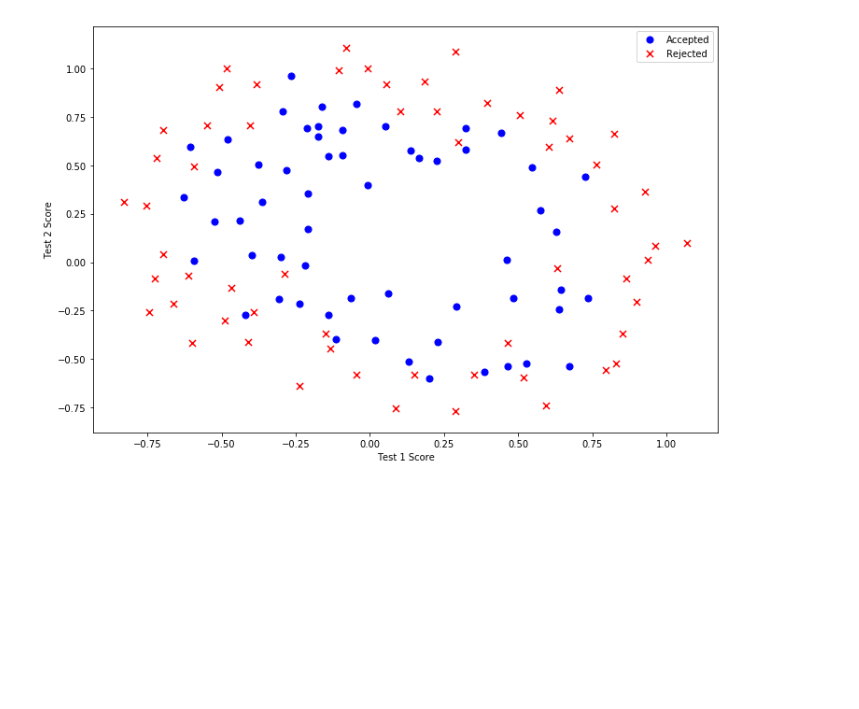
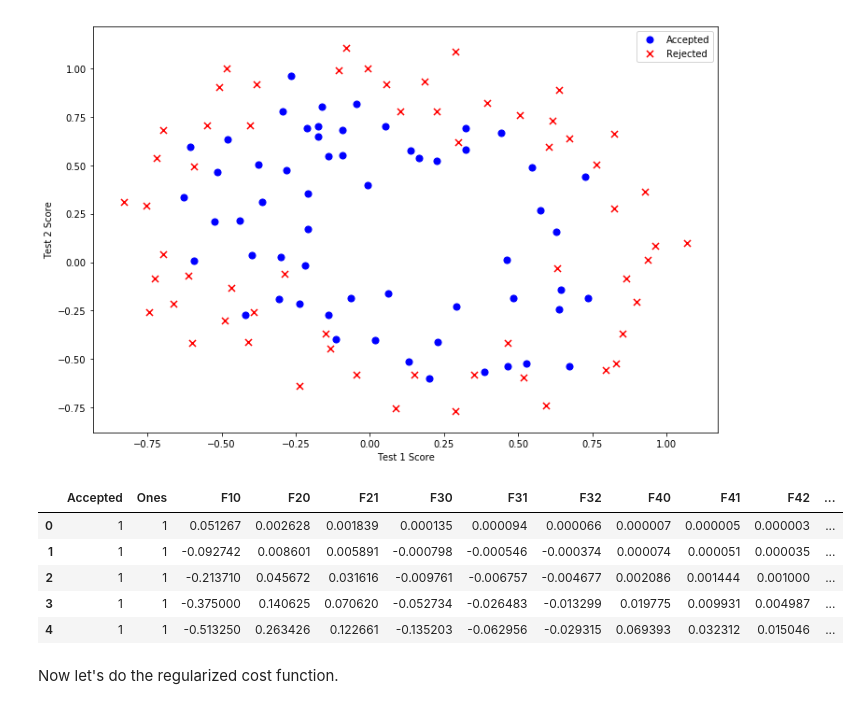
Before and after one commit to db7894/coursera-ml, a Jupyter notebook: ex2.ipynb, the cells around one changed output. Saved outputs shown, nothing was run; the diff lists cells and outputs as text; code cells hidden in the pictures; blank space fills up the shorter version.

Commit message:
data things

```diff
--- a/ex2.ipynb
+++ b/ex2.ipynb
@@ -211,3 +211,28 @@ ax.set_ylabel('Test 2 Score')
 # %% [output]
 <matplotlib.text.Text at 0x...>
 [figure]
+# %%
+degree = 5
+x1 = data2['Microchip Test 1']
+x2 = data2['Microchip Test 2']
+# %%
+data2.insert(3,'Ones',1)
+# %%
+# now let's do the feature mapping
+for i in range(1,degree):
+    for j in range(0,i):
+        data2['F' + str(i) + str(j)] = np.power(x1,i) * np.power(x2,j) # this is multiplying x1^i times x2^(6 - i)
+# %%
+data2.drop('Microchip Test 1', axis=1, inplace=True)
+data2.drop('Microchip Test 2', axis=1, inplace=True)
+# %%
+data2.head()
+# %% [output]
+|  | Accepted | Ones | F10 | F20 | F21 | F30 | F31 | F32 | F40 | F41 | F42 | ... |
+| 0 | 1 | 1 | 0.051267 | 0.002628 | 0.001839 | 0.000135 | 0.000094 | 0.000066 | 0.000007 | 0.000005 | 0.000003 | ... |
+| 1 | 1 | 1 | -0.092742 | 0.008601 | 0.005891 | -0.000798 | -0.000546 | -0.000374 | 0.000074 | 0.000051 | 0.000035 | ... |
+| 2 | 1 | 1 | -0.213710 | 0.045672 | 0.031616 | -0.009761 | -0.006757 | -0.004677 | 0.002086 | 0.001444 | 0.001000 | ... |
+| 3 | 1 | 1 | -0.375000 | 0.140625 | 0.070620 | -0.052734 | -0.026483 | -0.013299 | 0.019775 | 0.009931 | 0.004987 | ... |
+| 4 | 1 | 1 | -0.513250 | 0.263426 | 0.122661 | -0.135203 | -0.062956 | -0.029315 | 0.069393 | 0.032312 | 0.015046 | ... |
+# %% [markdown]
+Now let's do the regularized cost function.
```
Also changed, not shown: parts of 1 cell of this notebook.
